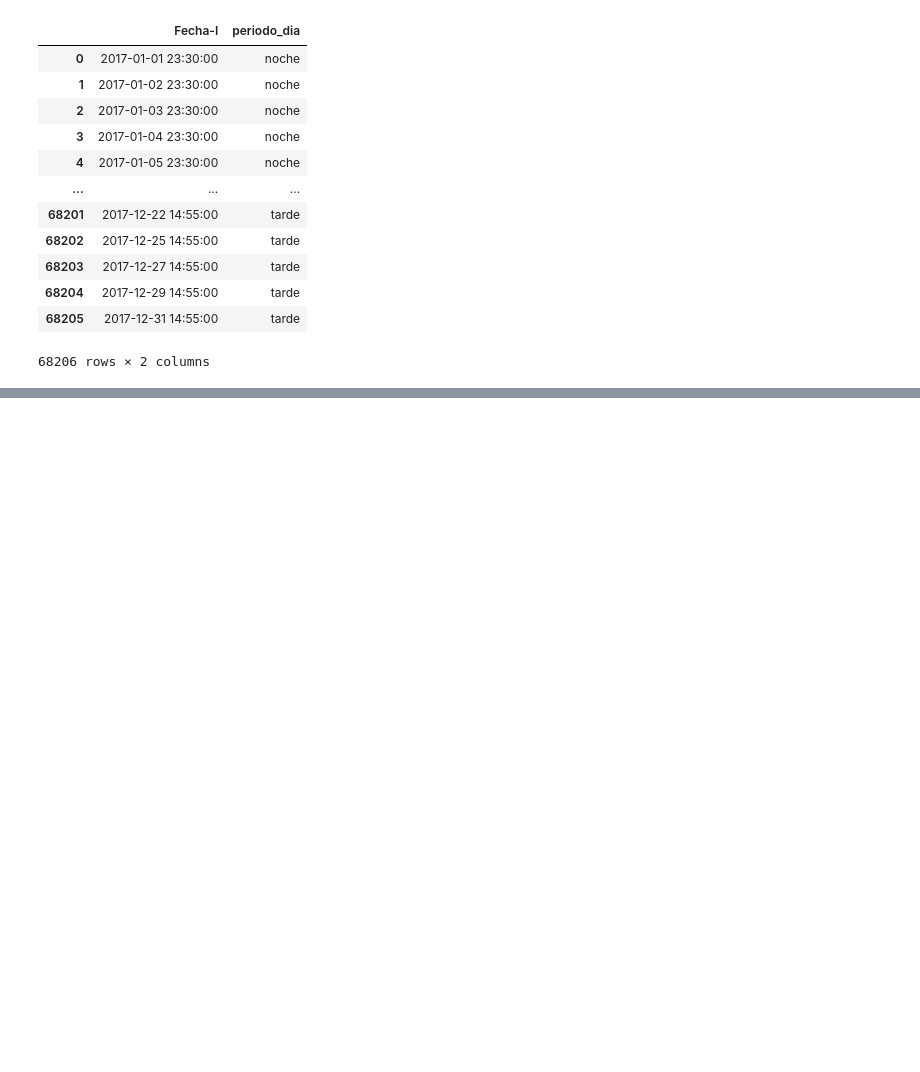
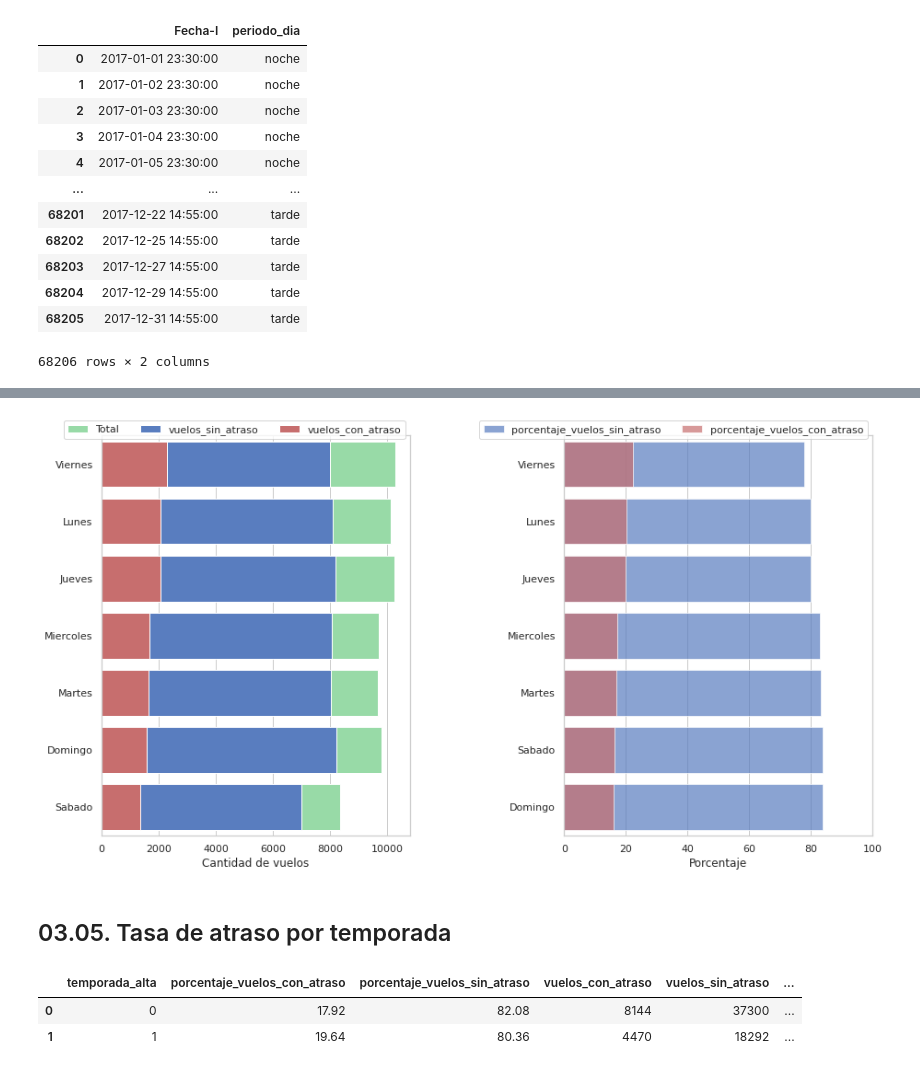
Before and after one commit to alexandergribenchenko/DS_LATAM_Test, a Jupyter notebook: solution.ipynb, the cells around one changed output, grey strips where cells are left out. Saved outputs shown, nothing was run; the diff lists cells and outputs as text; code cells hidden in the pictures; blank space fills up the shorter version.

```diff
--- a/solution.ipynb
+++ b/solution.ipynb
@@ -780,0 +484,3 @@ for p in g.ax.patches:
+# %%
+df_atraso_por_dia_semana = dataframe_atraso_por(df_atraso, 'DIANOM')
+df_atraso_por_dia_semana
@@ -780,0 +496,13 @@ for p in g.ax.patches:
+# %%
+plot_absoluto_porcentual(df_atraso_por_dia_semana, 'DIANOM', 15, 8)
+# %% [output]
+[figure, added]
+# %% [markdown]
+## 03.05. Tasa de atraso por temporada
+# %%
+df_atraso_por_temporada = dataframe_atraso_por(df_atraso, 'temporada_alta')
+df_atraso_por_temporada
+# %% [output]
+|  | temporada_alta | porcentaje_vuelos_con_atraso | porcentaje_vuelos_sin_atraso | vuelos_con_atraso | vuelos_sin_atraso | ... |
+| 0 | 0 | 17.92 | 82.08 | 8144 | 37300 | ... |
+| 1 | 1 | 19.64 | 80.36 | 4470 | 18292 | ... |
```
Also changed, not shown: parts of 69 cells of this notebook.
